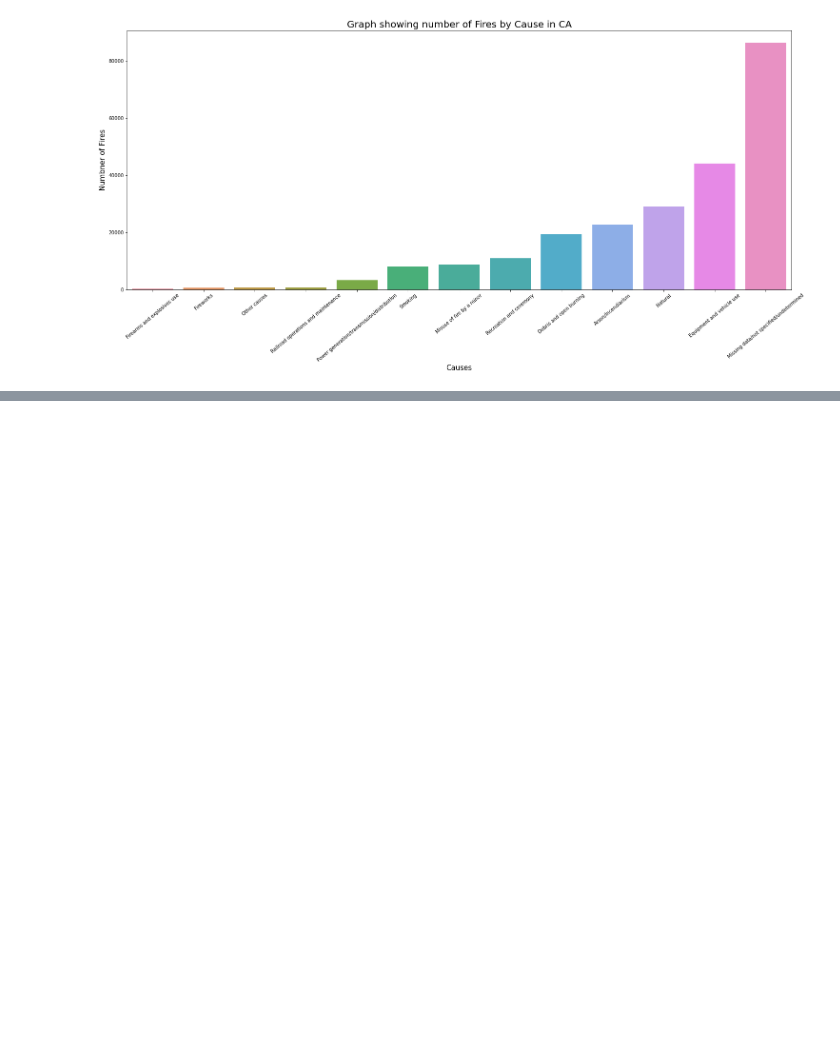
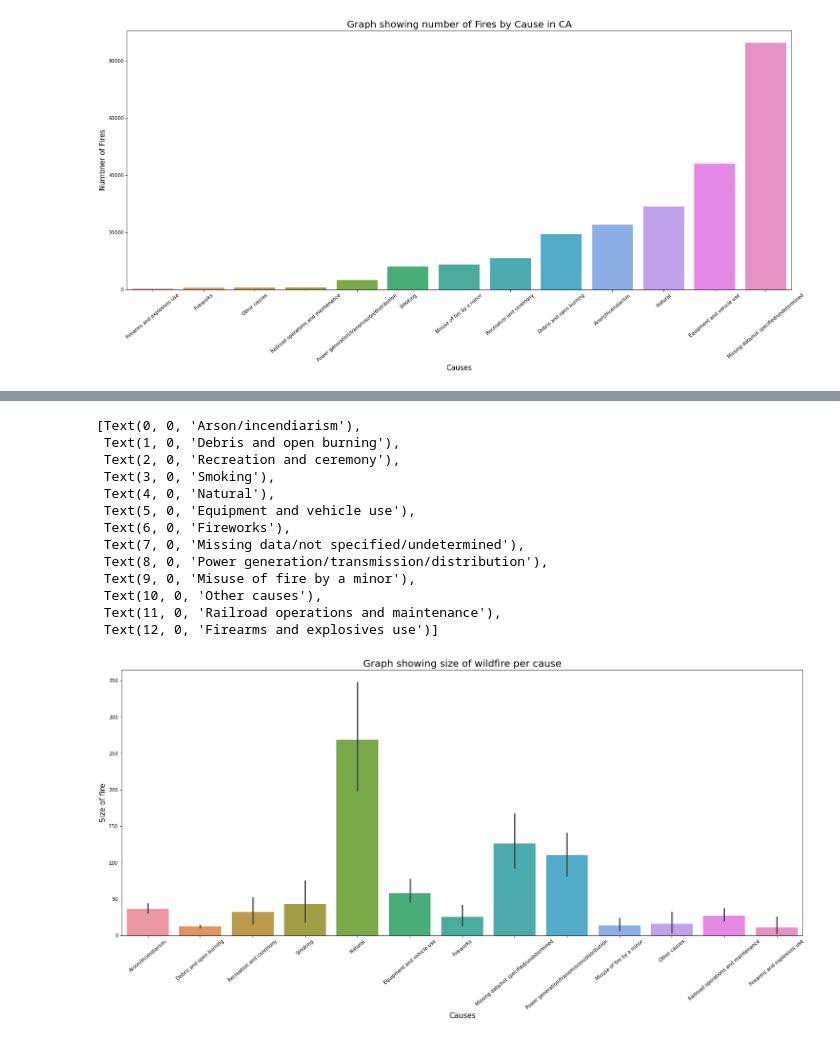
Before and after one commit to Dames-Researching-Flames/Sound-the-Alarm, a Jupyter notebook: Individual Works/kristine_workbook.ipynb, the cells around one changed output, grey strips where cells are left out. Drawn from its saved outputs; the diff is of its cells as text; code cells hidden in the pictures; blank space fills up the shorter version.

```diff
--- a/Individual Works/kristine_workbook.ipynb
+++ b/Individual Works/kristine_workbook.ipynb
@@ -206,5 +208,4 @@ sorted_df
 # %%
 # add new column for day of the week
 
-fires['discovery_date'].dt.day_name()
-print(fires['day_of_week'])
+fires['day_of_week']= fires['discovery_date'].dt.day_name()
@@ -423,3 +406,7 @@ size_cause.set_xticklabels(size_cause.get_xticklabels(),rotation=40)
  Text(11, 0, 'Equipment and vehicle use'),
  Text(12, 0, 'Missing data/not specified/undetermined')]
 [figure]
+# %%
+# create dataframe specific to state of TX
+tx_fires = fires[fires['state'] == 'TX']
+tx_fires
@@ -425,0 +446,24 @@ size_cause.set_xticklabels(size_cause.get_xticklabels(),rotation=40)
+# %%
+# plotted data for visualization for size of wildfire per cause
+plt.figure(figsize=(25,10))
+size_cause = sns.barplot(data = tx_fires, y = 'fire_size', x = 'general_cause')
+plt.xlabel('Causes', fontsize = 15)
+plt.ylabel('Size of fire', fontsize = 15)
+size_cause.axes.set_title('Graph showing size of wildfire per cause',fontsize=20)
+
+size_cause.set_xticklabels(size_cause.get_xticklabels(),rotation=40)
+# %% [output]
+[Text(0, 0, 'Arson/incendiarism'),
+ Text(1, 0, 'Debris and open burning'),
+ Text(2, 0, 'Recreation and ceremony'),
+ Text(3, 0, 'Smoking'),
+ Text(4, 0, 'Natural'),
+ Text(5, 0, 'Equipment and vehicle use'),
+ Text(6, 0, 'Fireworks'),
+ Text(7, 0, 'Missing data/not specified/undetermined'),
+ Text(8, 0, 'Power generation/transmission/distribution'),
+ Text(9, 0, 'Misuse of fire by a minor'),
+ Text(10, 0, 'Other causes'),
+ Text(11, 0, 'Railroad operations and maintenance'),
+ Text(12, 0, 'Firearms and explosives use')]
+[figure, added]
```
Also changed, not shown: parts of 10 cells of this notebook.
